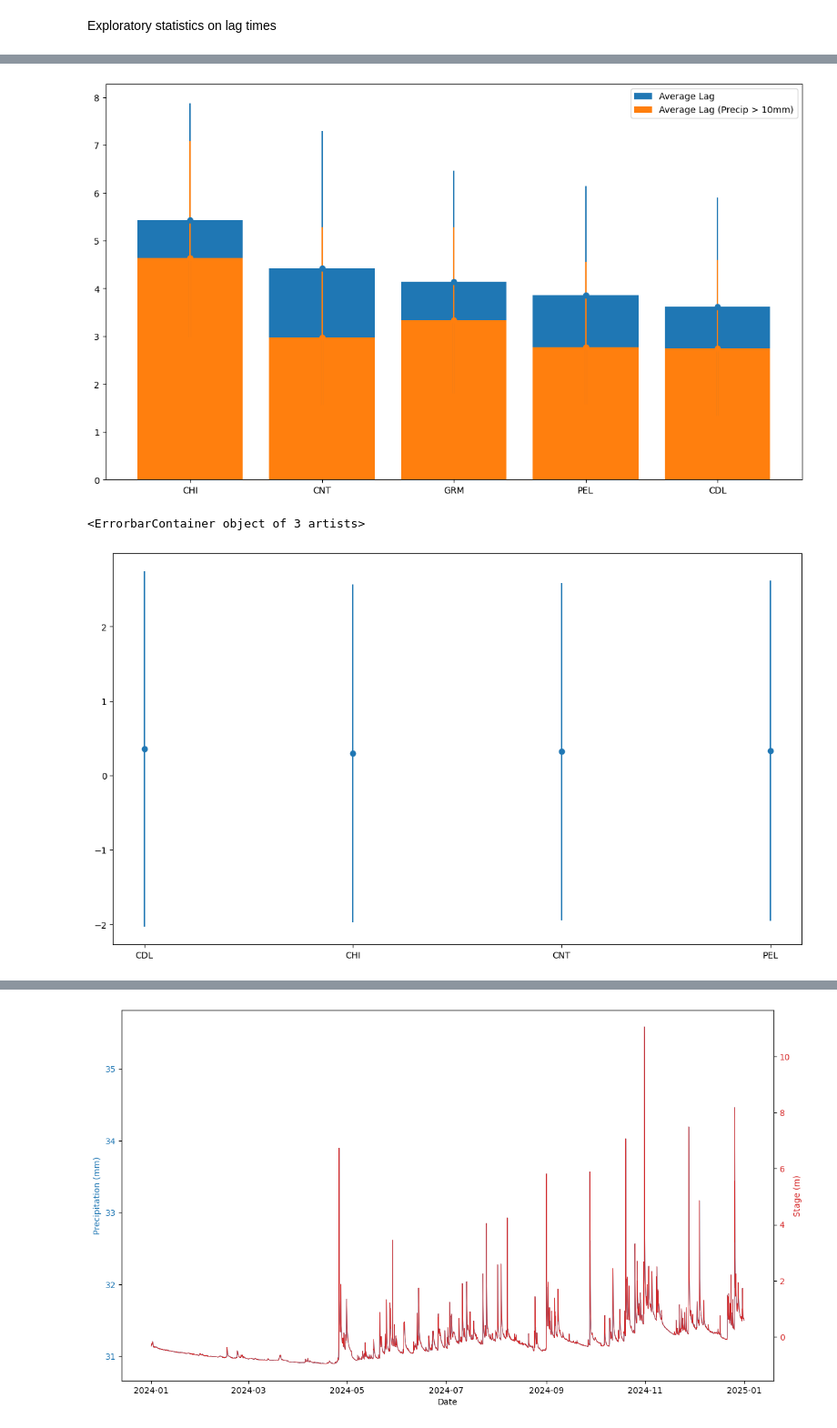
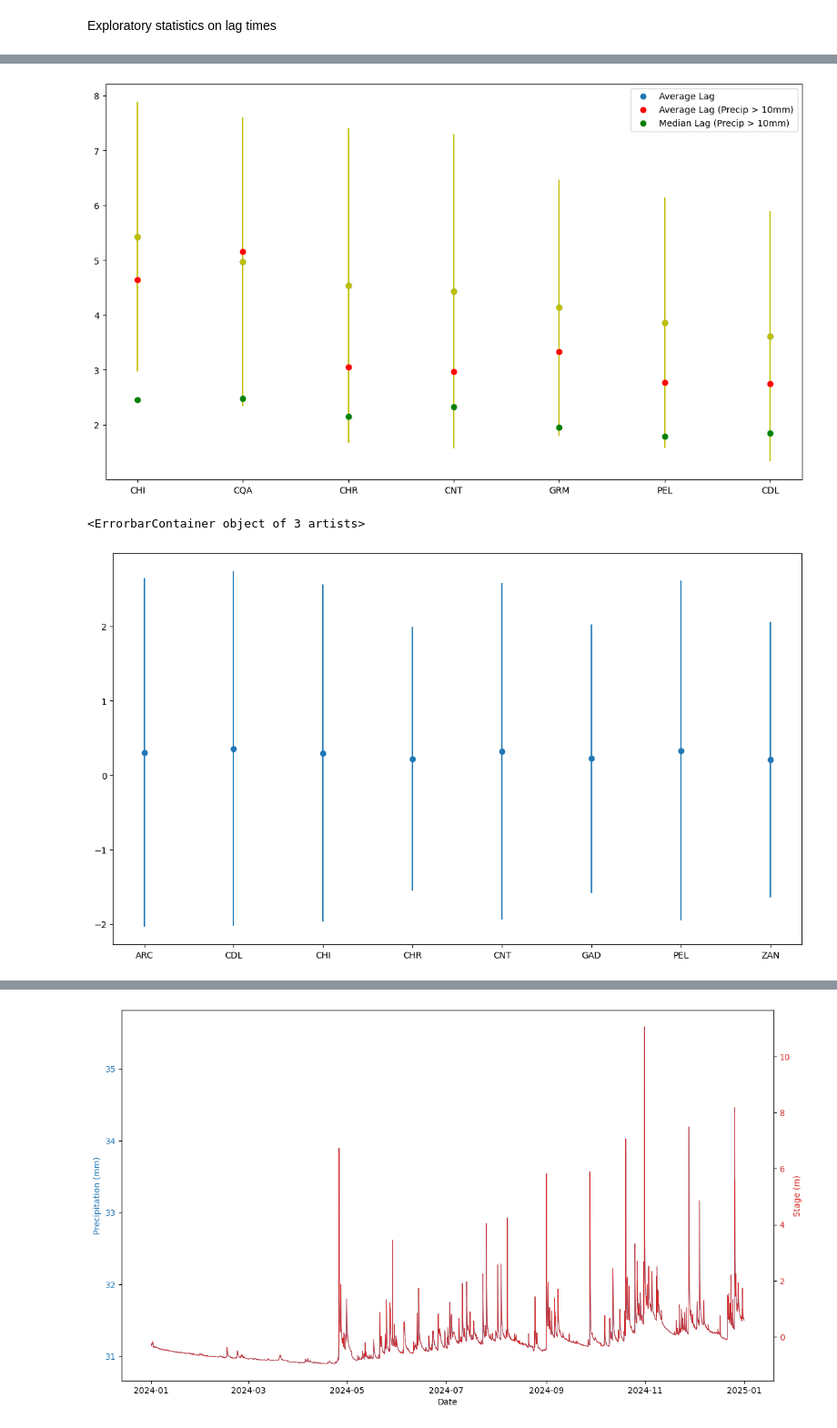
Before and after one commit to IanMalcolm1/PanamaLagWork, a Jupyter notebook: scripts/visualizations/visualizations.ipynb, the cells around one changed output, grey strips where cells are left out. Shown at 91% size. Drawn from its saved outputs; the diff is of its cells as text; code cells hidden in the pictures.

```diff
--- a/scripts/visualizations/visualizations.ipynb
+++ b/scripts/visualizations/visualizations.ipynb
@@ -249,6 +247,6 @@ RangeIndex(start=0, stop=43, step=1)
 # %%
-lag_df_slice = lag_df[lag_df['StageTime'] > pd.Timestamp('2022-01-01')]
-lag_station_gb = lag_df.groupby(lag_df['StageStation'])
+lag_df_slice = lag_df[(lag_df['StageStation']!='CAN')]
+lag_station_gb = lag_df_slice.groupby(lag_df_slice['StageStation'])
 full_lag_means = lag_station_gb['Lag'].mean().reset_index().rename(columns={'Lag': 'LagMean'})
 full_lag_std = lag_station_gb['Lag'].std().reset_index().rename(columns={'Lag': 'LagStd'})
 full_lag_med = lag_station_gb['Lag'].median().reset_index().rename(columns={'Lag': 'LagMed'})
@@ -269,36 +267,45 @@ TypeError: '>' not supported between instances of 'SeriesGroupBy' and 'Timestamp
 # %%
-lag_df_large_precip = lag_df[lag_df['PrecipValue'] > 10]
+lag_df_large_precip = lag_df[(lag_df['PrecipValue'] > 10)&(lag_df['StageStation']!='CAN')]
 
 lag_station_gb = lag_df_large_precip.groupby(lag_df_large_precip['StageStation'])
 full_lag_means = lag_station_gb['Lag'].mean().reset_index().rename(columns={'Lag': 'LagMean'})
 full_lag_std = lag_station_gb['Lag'].std().reset_index().rename(columns={'Lag': 'LagStd'})
+full_lag_med = lag_station_gb['Lag'].std().reset_index().rename(columns={'Lag': 'LagMed'})
 full_lag_data_large_precip = pd.merge(full_lag_means, full_lag_std, on='StageStation')
+full_lag_data_large_precip = pd.merge(full_lag_data_large_precip, full_lag_med, on='StageStation')
 
 full_lag_data_large_precip.sort_values(by='LagMean', ascending=False, inplace=True)
 
 
 fig, ax = plt.subplots(figsize=(14, 8))
-ax.errorbar(full_lag_data['StageStation'], full_lag_data['LagMean'], full_lag_data['LagStd'], None, 'o')
-ax.errorbar(full_lag_data_large_precip['StageStation'], full_lag_data_large_precip['LagMean'], full_lag_data_large_precip['LagStd'], None, 'o')
-#ax.plot(full_lag_data['StageStation'], full_lag_data['LagMean'], 'o', label="Average Lag")
-#ax.plot(full_lag_data_large_precip['StageStation'], full_lag_data_large_precip['LagMean'], 'o', label="Average Lag (Precip > 10mm)")
-ax.bar(full_lag_data['StageStation'], full_lag_data['LagMean'], label="Average Lag")
-ax.bar(full_lag_data_large_precip['StageStation'], full_lag_data_large_precip['LagMean'], label="Average Lag (Precip > 10mm)")
+#ax.bar(full_lag_data['StageStation'], full_lag_data['LagMean'], label="Average Lag")
+#ax.bar(full_lag_data_large_precip['StageStation'], full_lag_data_large_precip['LagMean'], label="Average Lag (Precip > 10mm)")
+ax.errorbar(full_lag_data['StageStation'], full_lag_data['LagMean'], full_lag_data['LagStd'], None, 'oy')
+#ax.errorbar(full_lag_data_large_precip['StageStation'], full_lag_data_large_precip['LagMean'], full_lag_data_large_precip['LagStd'], None, 'or')
+ax.plot(full_lag_data['StageStation'], full_lag_data['LagMean'], 'o', label="Average Lag")
+ax.plot(full_lag_data_large_precip['StageStation'], full_lag_data_large_precip['LagMean'], 'or', label="Average Lag (Precip > 10mm)")
+ax.plot(full_lag_data_large_precip['StageStation'], full_lag_data_large_precip['LagMed'], 'og', label="Median Lag (Precip > 10mm)")
 
 ax.legend()
 plt.show()
 # %% [output]
-[figure, old version]
+[figure, new version]
 # %%
+"""Average precipitation averages graph: All means within a centimeter of each other."""
+
+precip_stations = peaks_df['PrecipStation'].unique().tolist()
+
 precip_station_gb = precip_df.groupby(precip_df['Station Code'])
 precip_means = precip_station_gb['Value'].mean().reset_index().rename(columns={'Value': 'PrecipMean'})
 precip_std = precip_station_gb['Value'].std().reset_index().rename(columns={'Value': 'PrecipStd'})
+precip_sum = precip_station_gb['Value'].sum().reset_index().rename(columns={'Value': 'PrecipSum'})
 precip_stats = pd.merge(precip_means, precip_std, on='Station Code')
+precip_stats = pd.merge(precip_stats, precip_sum, on='Station Code')
 
-precip_stats_rivers = precip_stats[precip_stats['Station Code'].isin(stations)]
+precip_stats_rivers = precip_stats[precip_stats['Station Code'].isin(precip_stations)]
 
 fig, ax = plt.subplots(figsize=(14, 8))
 ax.errorbar(precip_stats_rivers['Station Code'], precip_stats_rivers['PrecipMean'], precip_stats_rivers['PrecipStd'], None, 'o', label="Average Precipitation")
 # %% [output]
 <ErrorbarContainer object of 3 artists>
-[figure, old version]
+[figure, new version]
```
Also changed, not shown: parts of 11 cells of this notebook, 7 other files.
